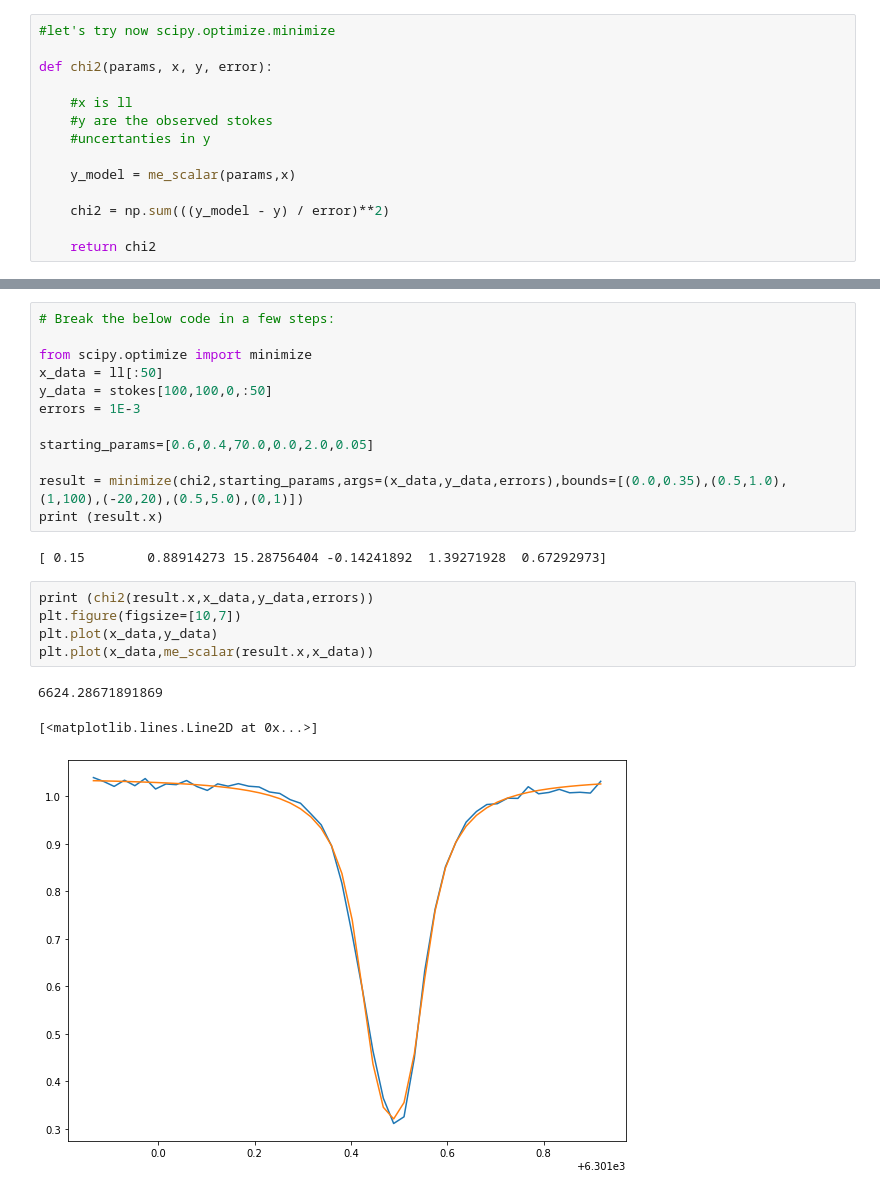
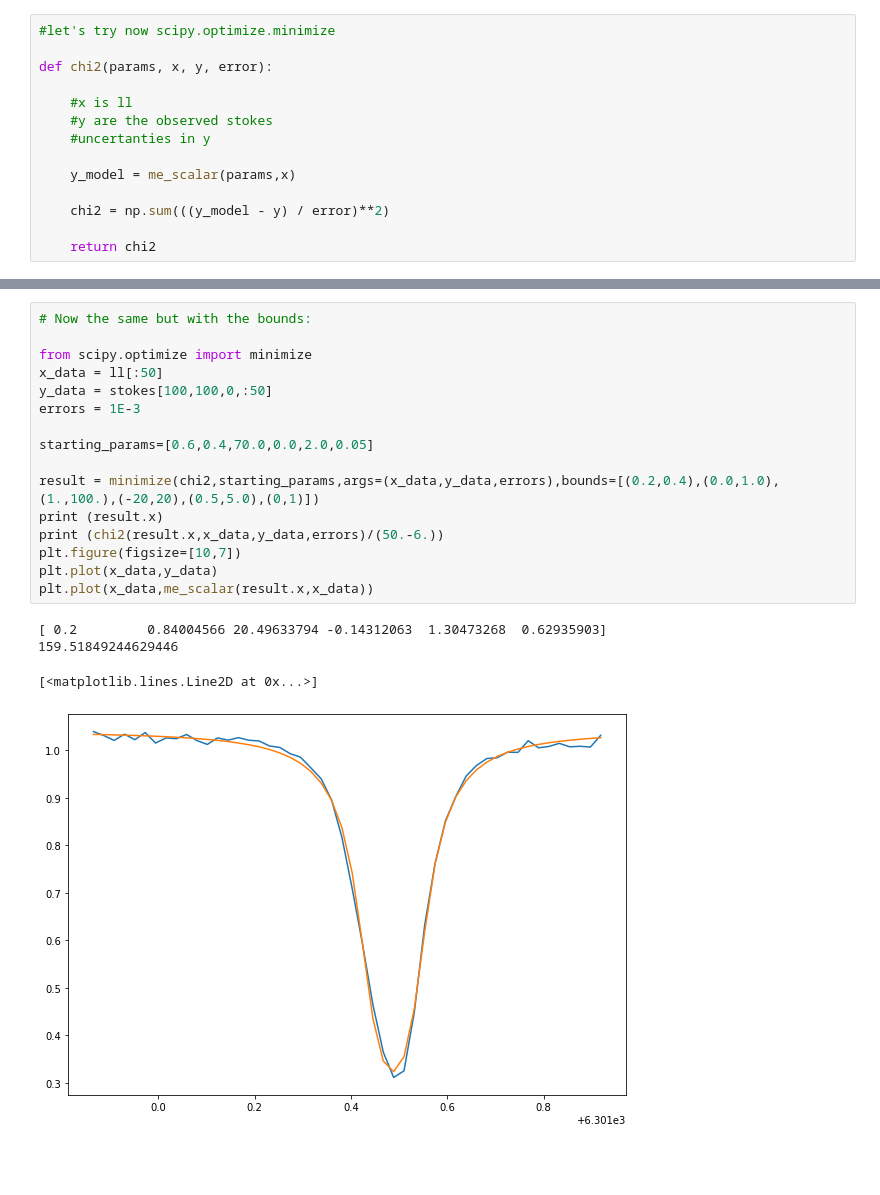
Before and after one commit to ivanzmilic/me_inversion_exercises, a Jupyter notebook: scalar_me.ipynb, the cells around one changed output, grey strips where cells are left out. Saved outputs shown, nothing was run; the diff lists cells and outputs as text; blank space fills up the shorter version.

```diff
--- a/scalar_me.ipynb
+++ b/scalar_me.ipynb
@@ -158,23 +180,21 @@ def chi2(params, x, y, error):
 # %%
-# Break the below code in a few steps:
+# Now the same but with the bounds:
 
 from scipy.optimize import minimize
 x_data = ll[:50]
 y_data = stokes[100,100,0,:50]
 errors = 1E-3
 
 starting_params=[0.6,0.4,70.0,0.0,2.0,0.05]
 
-result = minimize(chi2,starting_params,args=(x_data,y_data,errors),bounds=[(0.0,0.35),(0.5,1.0),(1,100),(-20,20),(0.5,5.0),(0,1)])
+result = minimize(chi2,starting_params,args=(x_data,y_data,errors),bounds=[(0.2,0.4),(0.0,1.0),(1.,100.),(-20,20),(0.5,5.0),(0,1)])
 print (result.x)
+print (chi2(result.x,x_data,y_data,errors)/(50.-6.))
+plt.figure(figsize=[10,7])
+plt.plot(x_data,y_data)
+plt.plot(x_data,me_scalar(result.x,x_data))
 # %% [output]
-[ 0.15        0.88914273 15.28756404 -0.14241892  1.39271928  0.67292973]
+[ 0.2         0.84004566 20.49633794 -0.14312063  1.30473268  0.62935903]
+159.51849244629446
+[<matplotlib.lines.Line2D at 0x...>]
+[figure, added]
-# %%
-print (chi2(result.x,x_data,y_data,errors))
-plt.figure(figsize=[10,7])
-plt.plot(x_data,y_data)
-plt.plot(x_data,me_scalar(result.x,x_data))
-# %% [output]
-6624.28671891869
-[<matplotlib.lines.Line2D at 0x...>]
-[figure, removed]
```
Also changed, not shown: parts of 1 cell of this notebook, 1 other file.
